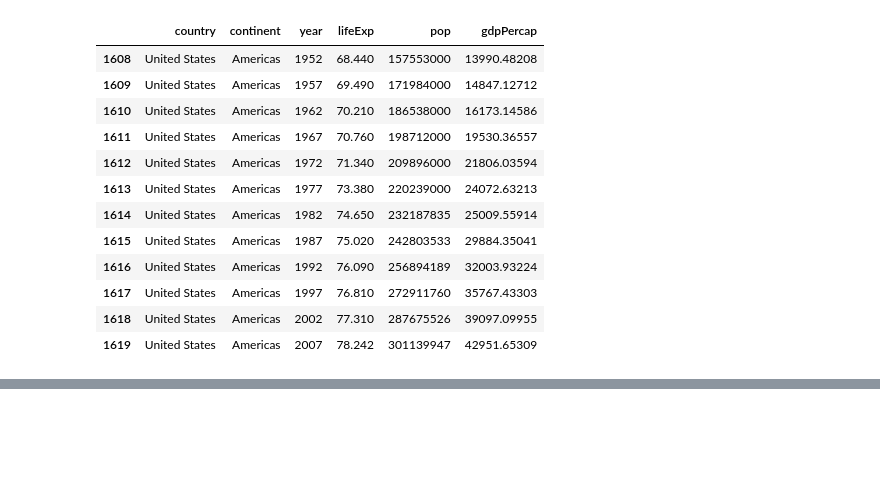
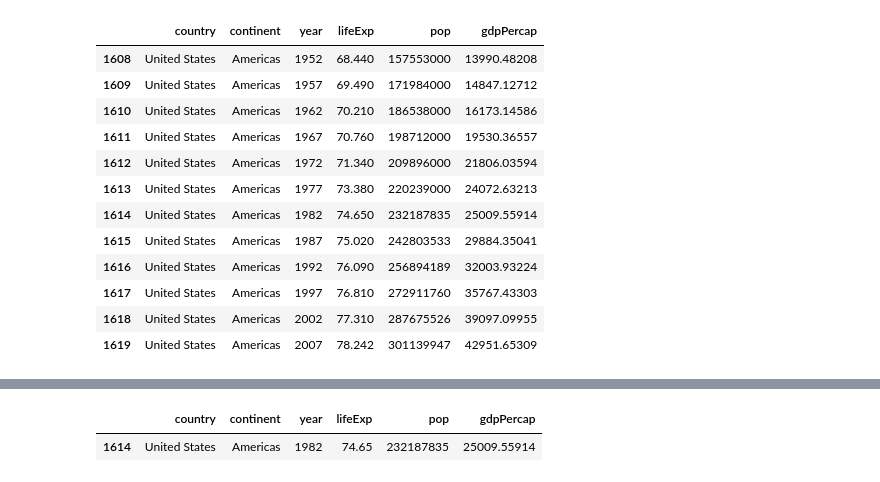
Before and after one commit to dilaraesmer/-Data-Processing-in-Python, a Jupyter notebook: Data_Processing_in_Python.ipynb, the cells around one changed output, grey strips where cells are left out. Drawn from its saved outputs; the diff is of its cells as text; code cells hidden in the pictures; blank space fills up the shorter version.

```diff
--- a/Data_Processing_in_Python.ipynb
+++ b/Data_Processing_in_Python.ipynb
@@ -166,0 +183,5 @@ df.loc[df['country'] == 'United States']
+# %%
+df.loc[(df['country'] == 'United States') & (df['year'] == 1982)]
+# %% [output]
+|  | country | continent | year | lifeExp | pop | gdpPercap |
+| 1614 | United States | Americas | 1982 | 74.65 | 232187835 | 25009.55914 |
```
Also changed, not shown: parts of 1 cell of this notebook.
